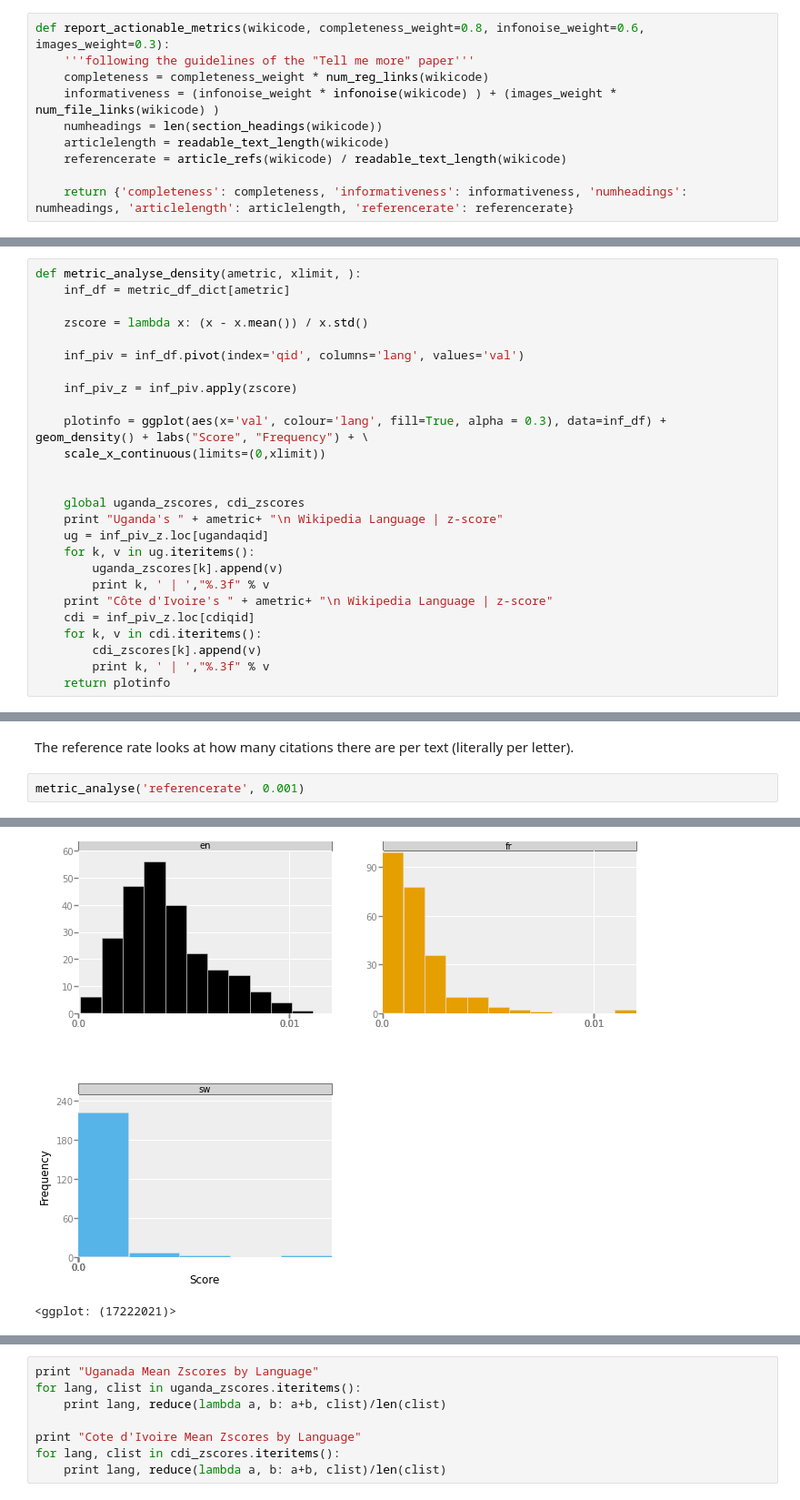
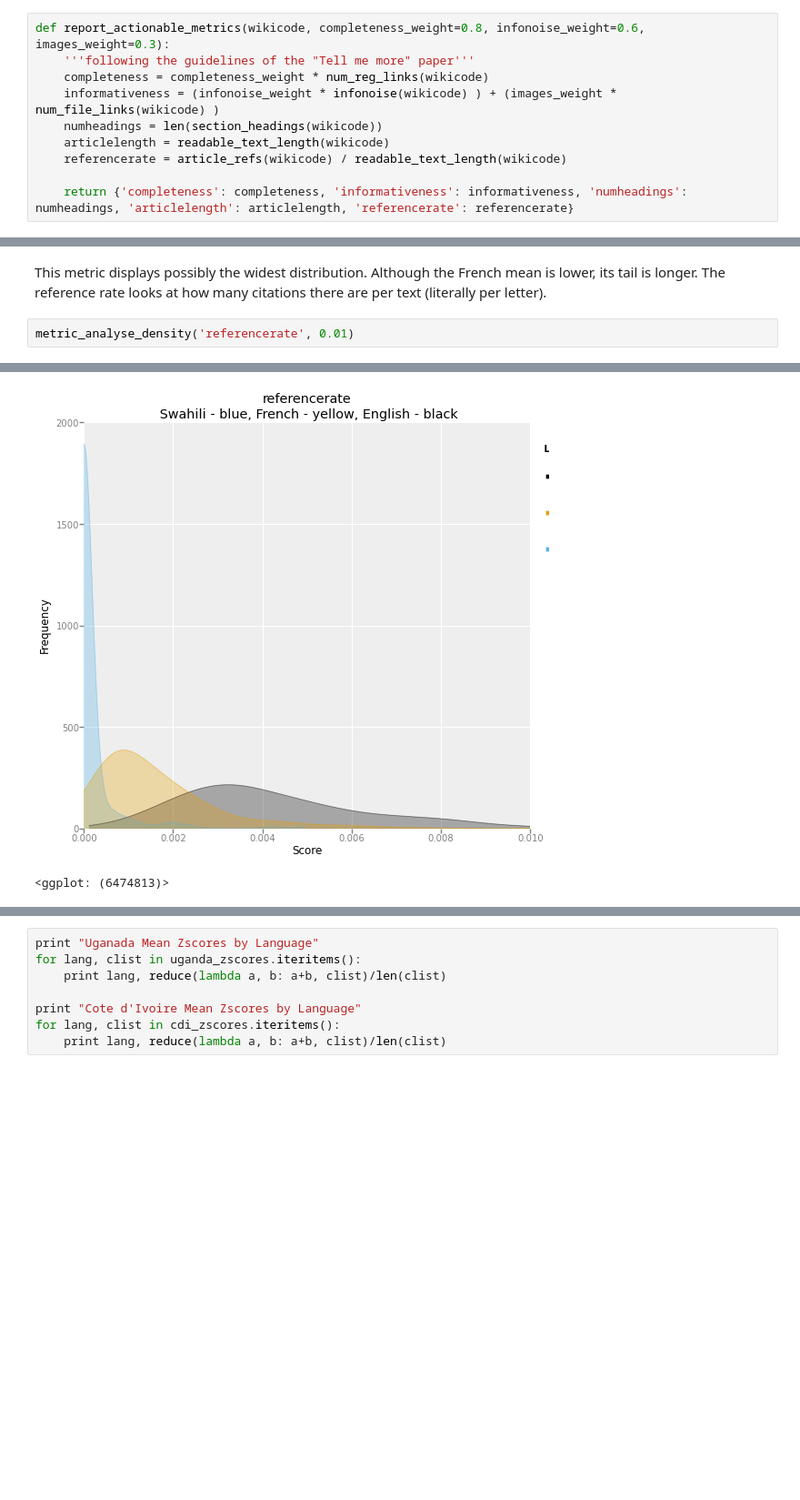
Before and after one commit to notconfusing/kumusha_takes_wiki, a Jupyter notebook: ActionableMetrics.ipynb, the cells around one changed output, grey strips where cells are left out. Shown at 91% size. Saved outputs shown, nothing was run; the diff lists cells and outputs as text; blank space fills up the shorter version.

```diff
--- a/ActionableMetrics.ipynb
+++ b/ActionableMetrics.ipynb
@@ -337,26 +44,0 @@ def metric_analyse(ametric, binw):
-# %%
-def metric_analyse_density(ametric, xlimit, ):
-    inf_df = metric_df_dict[ametric]
-
-    zscore = lambda x: (x - x.mean()) / x.std()
-
-    inf_piv = inf_df.pivot(index='qid', columns='lang', values='val')
-
-    inf_piv_z = inf_piv.apply(zscore)
-
-    plotinfo = ggplot(aes(x='val', colour='lang', fill=True, alpha = 0.3), data=inf_df) + geom_density() + labs("Score", "Frequency") + \
-    scale_x_continuous(limits=(0,xlimit))
-
-
-    global uganda_zscores, cdi_zscores
-    print "Uganda's " + ametric+ "\n Wikipedia Language | z-score"
-    ug = inf_piv_z.loc[ugandaqid]
-    for k, v in ug.iteritems():
-        uganda_zscores[k].append(v)
-        print k, ' | ',"%.3f" % v
-    print "Côte d'Ivoire's " + ametric+ "\n Wikipedia Language | z-score"
-    cdi = inf_piv_z.loc[cdiqid]
-    for k, v in cdi.iteritems():
-        cdi_zscores[k].append(v)
-        print k, ' | ',"%.3f" % v
-    return plotinfo
@@ -465,18 +124,19 @@ sw  |  -0.244
 # %% [markdown]
+This metric displays possibly the widest distribution. Although the French mean is lower, its tail is longer.
 The reference rate looks at how many citations there are per text (literally per letter).
 # %%
-metric_analyse('referencerate', 0.001)
+metric_analyse_density('referencerate', 0.01)
 # %% [output]
 Uganda's referencerate
  Wikipedia Language | z-score
 en  |  0.015
 fr  |  -0.608
 sw  |  3.129
 Côte d'Ivoire's referencerate
  Wikipedia Language | z-score
 en  |  -1.184
 fr  |  1.663
 sw  |  -0.265
-[figure, old version]
+[figure, new version]
-<ggplot: (17222021)>
+<ggplot: (6474813)>
 # %% [markdown]
```
Also changed, not shown: parts of 120 cells of this notebook.
